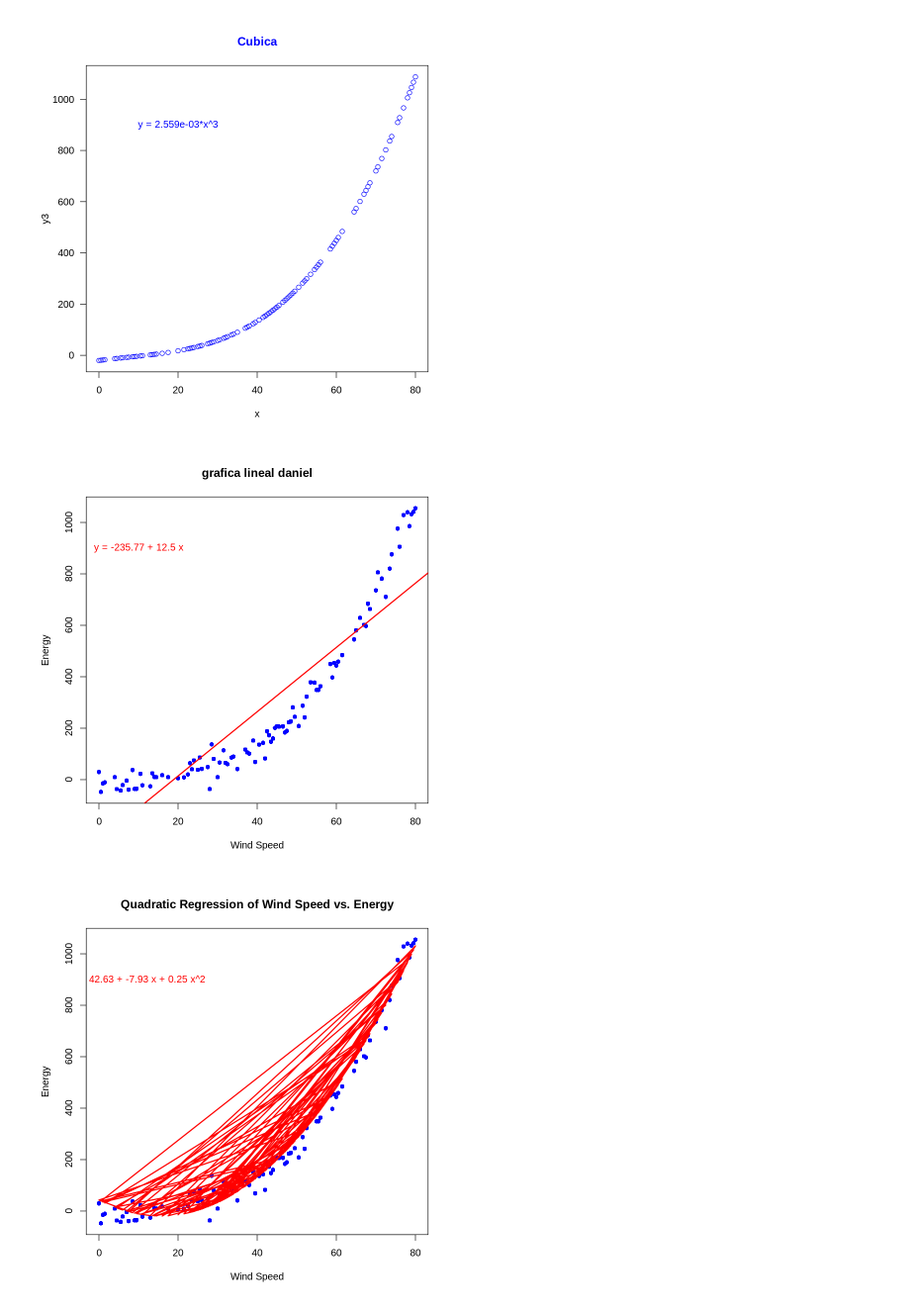
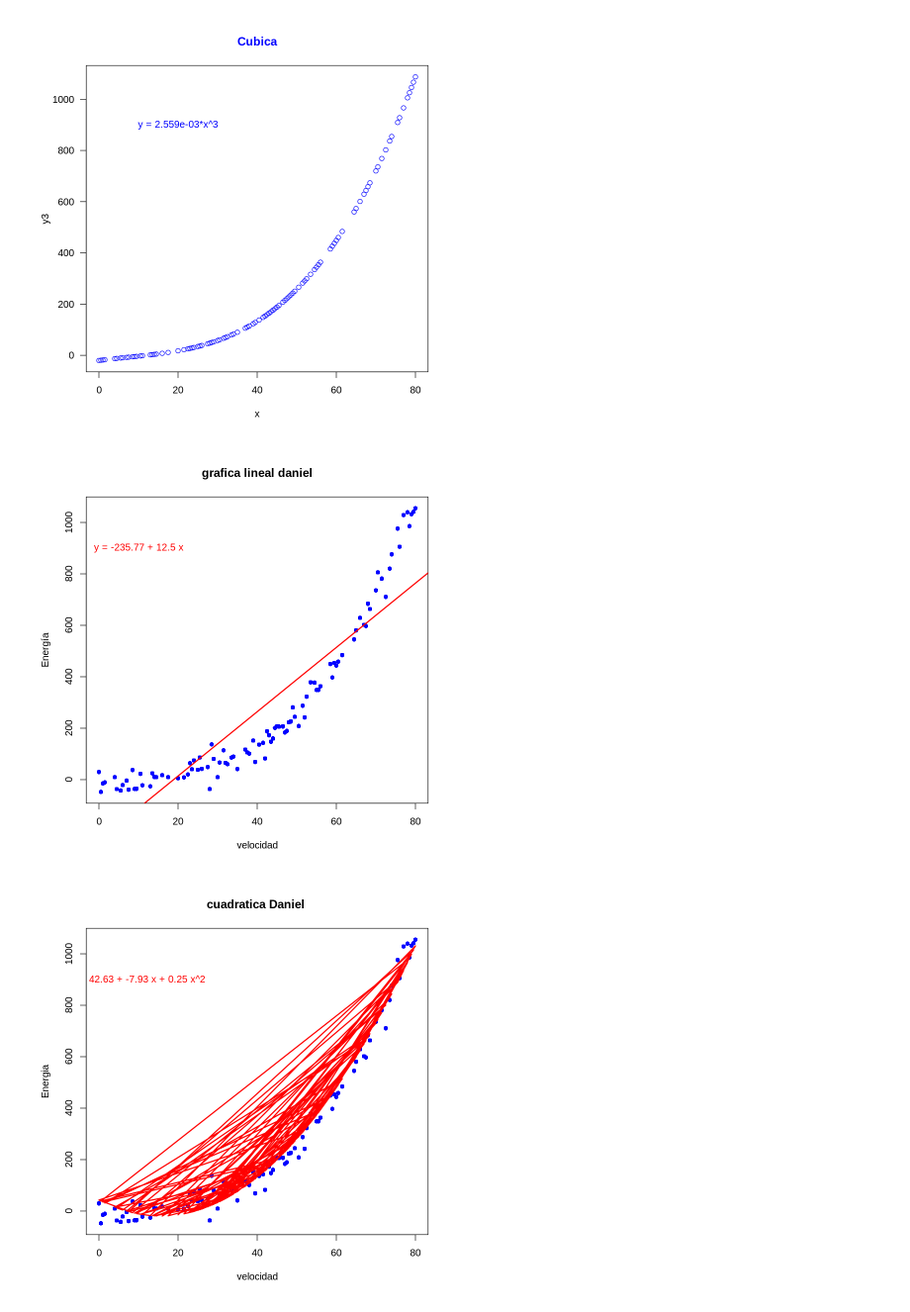
Before and after one commit to Carmodann1311/visualizaci-n-de-datos, a Jupyter notebook: practica_7.ipynb, the cells around one changed output. Shown: that part at 99% size. Cells and saved outputs as stored; diff of their text form; code cells hidden in the pictures.

```diff
--- a/practica_7.ipynb
+++ b/practica_7.ipynb
@@ -130,34 +130,34 @@ y <- datos$energia
 recta <- lm(y ~ x)
 plot(x, y,
      main = "grafica lineal daniel",
-     xlab = "Wind Speed",
-     ylab = "Energy",
+     xlab = "velocidad",
+     ylab = "Energía",
      col = "blue",
      pch = 16)
 abline(recta, col = "red", lwd = 2)
 text(10, 900, paste("y =", round(coef(recta)[1], 2), "+", round(coef(recta)[2], 2), "x"), col = "red")
 # %% [output]
-[figure, old version]
+[figure, new version]
 # %%
 datos <- read.csv("energia_eolica.csv")
 x <- datos$velocidad.viento
 y <- datos$energia
 x2 <- x^2
 parabola <- lm(y ~ x + x2)
 y2 <- predict(parabola, data.frame(x = x, x2 = x2))
 plot(x, y,
-     main = "Quadratic Regression of Wind Speed vs. Energy",  # Add title
-     xlab = "Wind Speed",
-     ylab = "Energy",
-     col = "blue",  # Change data point color
+     main = "cuadratica Daniel ",
+     xlab = "velocidad",
+     ylab = "Energia",
+     col = "blue",
      pch = 16)
 lines(x, y2, col = "red", lwd = 2)
 equation <- paste("y =", round(coef(parabola)[1], 2), "+",
                   round(coef(parabola)[2], 2), "x +",
                   round(coef(parabola)[3], 2), "x^2")
 text(10, 900, equation, col = "red")
 # %% [output]
-[figure, old version]
+[figure, new version]
 # %%
 datos <- read.csv("energia_eolica.csv")
 x <- datos$velocidad.viento
```
Also changed, not shown: parts of 1 cell of this notebook.
